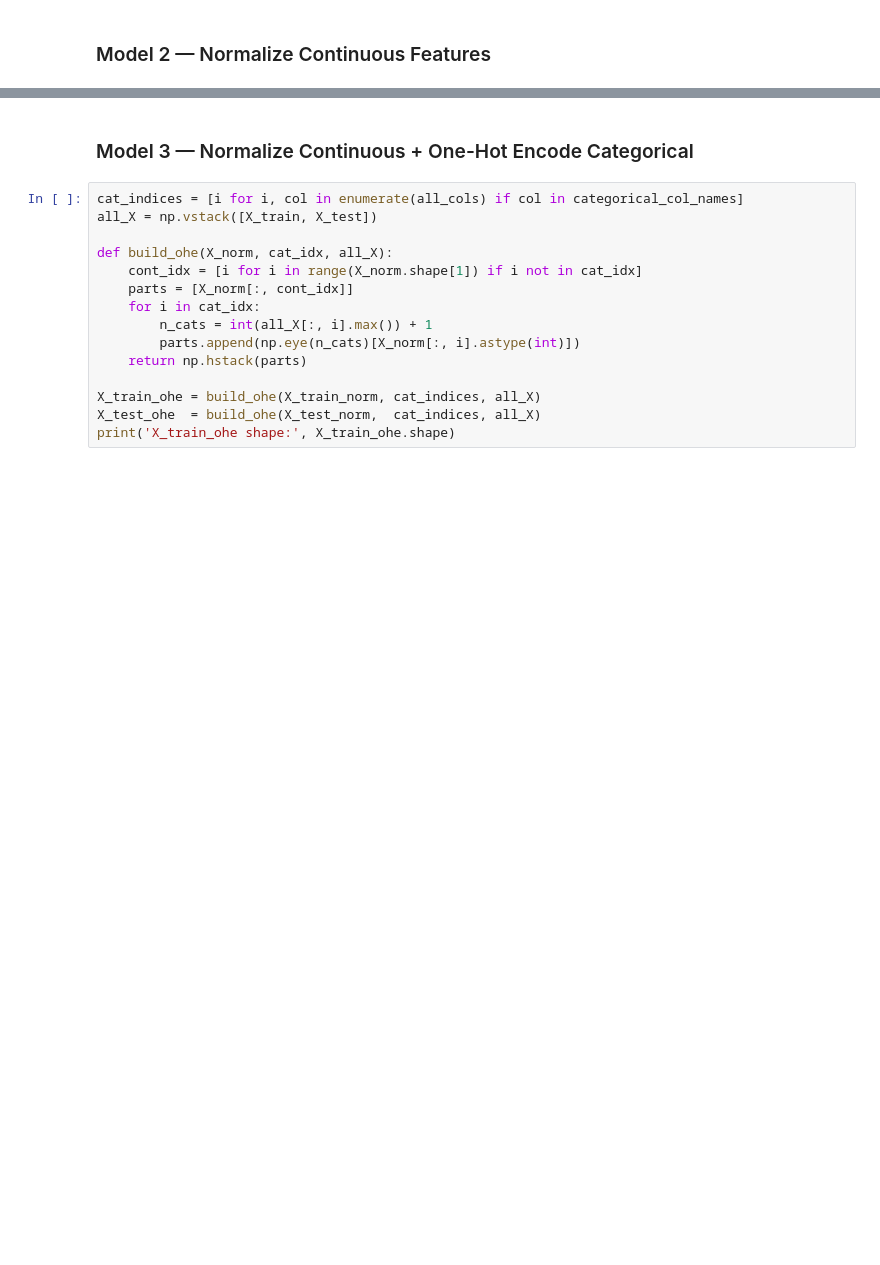
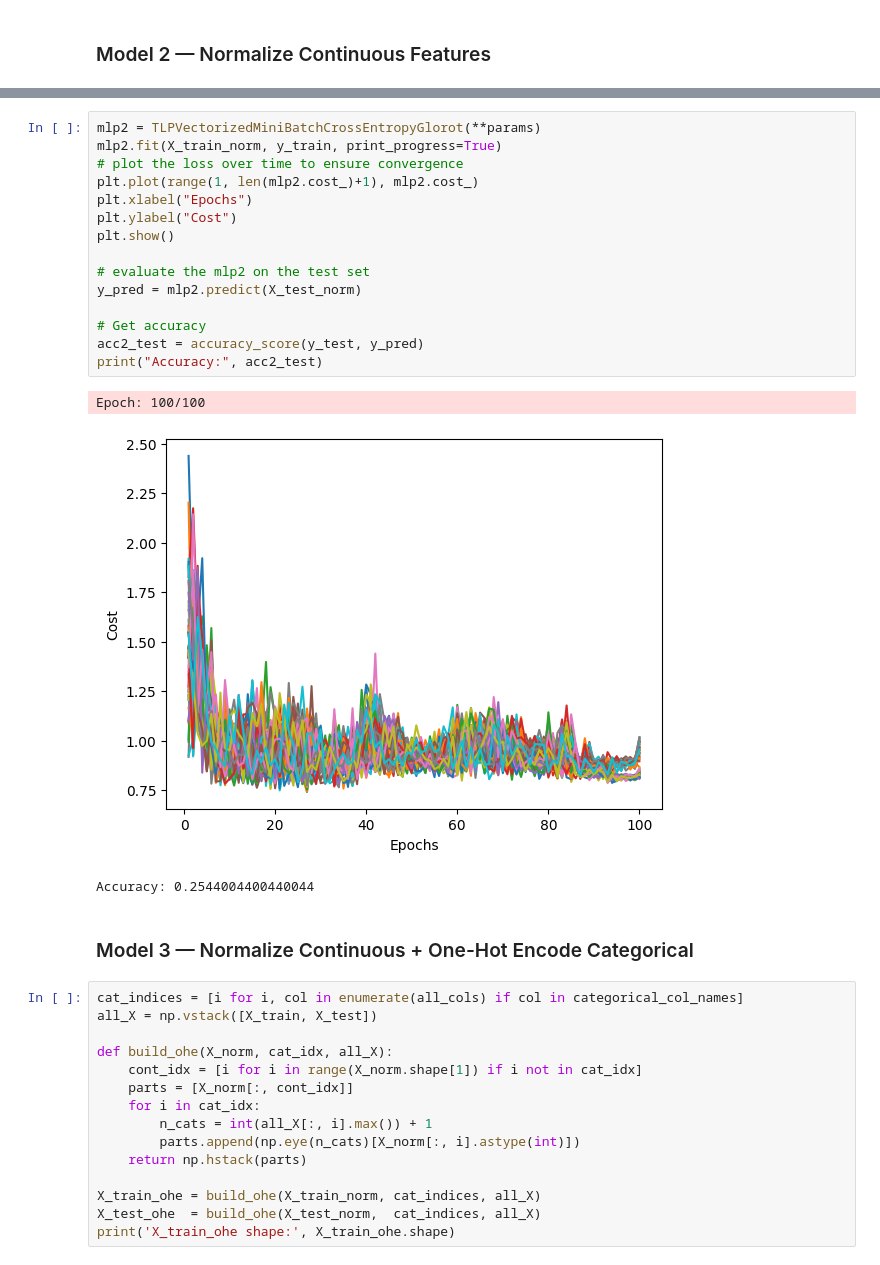
Before and after one commit to Jadonsw123/MachineLearning2026Lab4, a Jupyter notebook: lab4_mlp.ipynb, the cells around one changed output, grey strips where cells are left out. Saved outputs shown, nothing was run; the diff lists cells and outputs as text; blank space fills up the shorter version.

```diff
--- a/lab4_mlp.ipynb
+++ b/lab4_mlp.ipynb
@@ -308,3 +486,22 @@ plt.tight_layout();  plt.show()
+# %%
+mlp2 = TLPVectorizedMiniBatchCrossEntropyGlorot(**params)
+mlp2.fit(X_train_norm, y_train, print_progress=True)
+# plot the loss over time to ensure convergence
+plt.plot(range(1, len(mlp2.cost_)+1), mlp2.cost_)
+plt.xlabel("Epochs")
+plt.ylabel("Cost")
+plt.show()
+
+# evaluate the mlp2 on the test set
+y_pred = mlp2.predict(X_test_norm)
+
+# Get accuracy
+acc2_test = accuracy_score(y_test, y_pred)
+print("Accuracy:", acc2_test)
+# %% [output]
+Epoch: 100/100
+[figure, added]
+Accuracy: 0.2544004400440044
 # %% [markdown]
 ### Model 3 — Normalize Continuous + One-Hot Encode Categorical
 # %%
```
Also changed, not shown: parts of 22 cells of this notebook.
